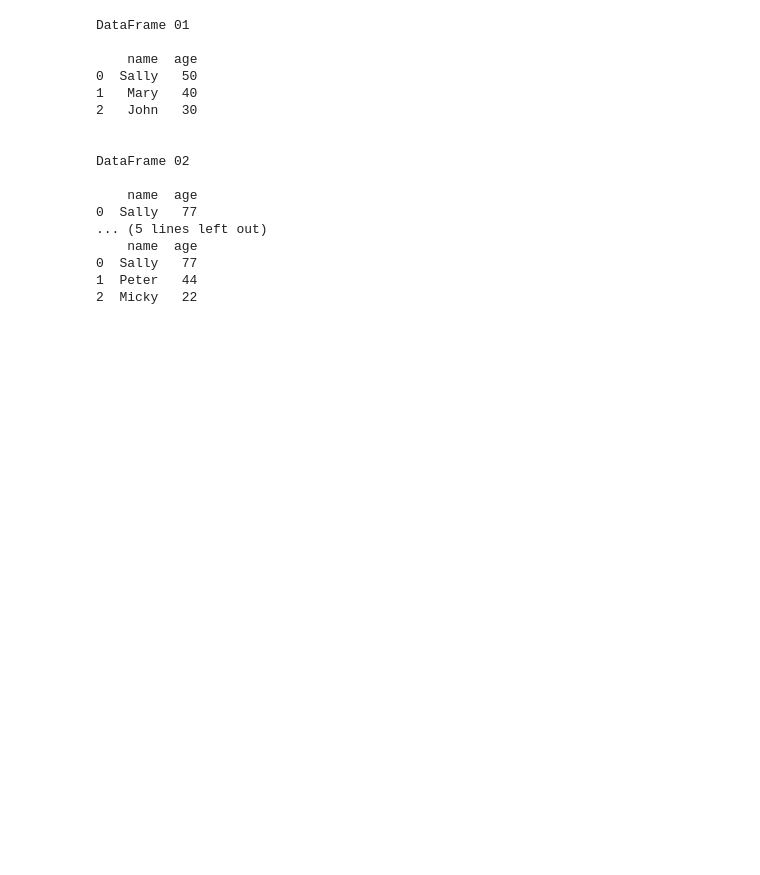
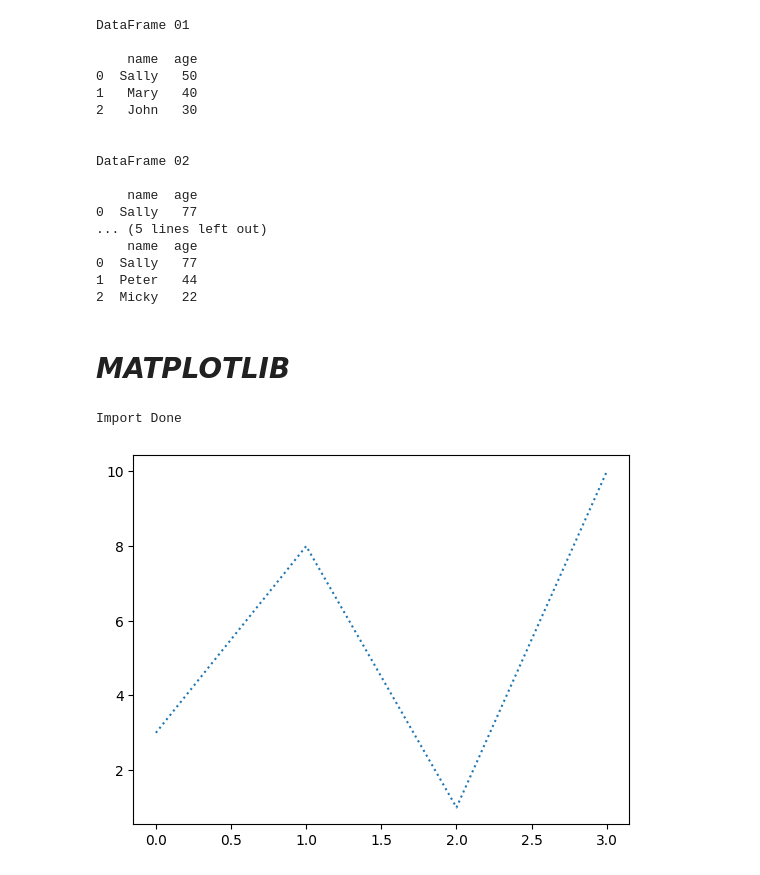
Before and after one commit to sridhar51120/ML-Practices-Code, a Jupyter notebook: Untitled12.ipynb, the cells around one changed output. Cells and saved outputs as stored; diff of their text form; code cells hidden in the pictures; blank space fills up the shorter version.

Commit message:
Plots Using Matplotlib.pyplot

```diff
--- a/Untitled12.ipynb
+++ b/Untitled12.ipynb
@@ -698,3 +698,30 @@ DataFrame 02
 0  Sally   77
 1  Peter   44
 2  Micky   22
+# %% [markdown]
+# ***MATPLOTLIB***
+# %%
+import numpy as np
+import pandas as pd
+import matplotlib.pyplot as plt
+print("Import Done")
+# %% [output]
+Import Done
+# %%
+# Lines
+
+ypoints = np.array([3, 8, 1, 10])
+
+plt.plot(ypoints, linestyle = 'dotted')
+
+"""
+1) 'solid' (default)	'-'
+2)  'dotted'	':'
+3)  'dashed'	'--'
+4)  'dashdot'	'-.'
+
+"""
+
+plt.show()
+# %% [output]
+[figure, added]
```
Also changed, not shown: parts of 15 cells of this notebook.
